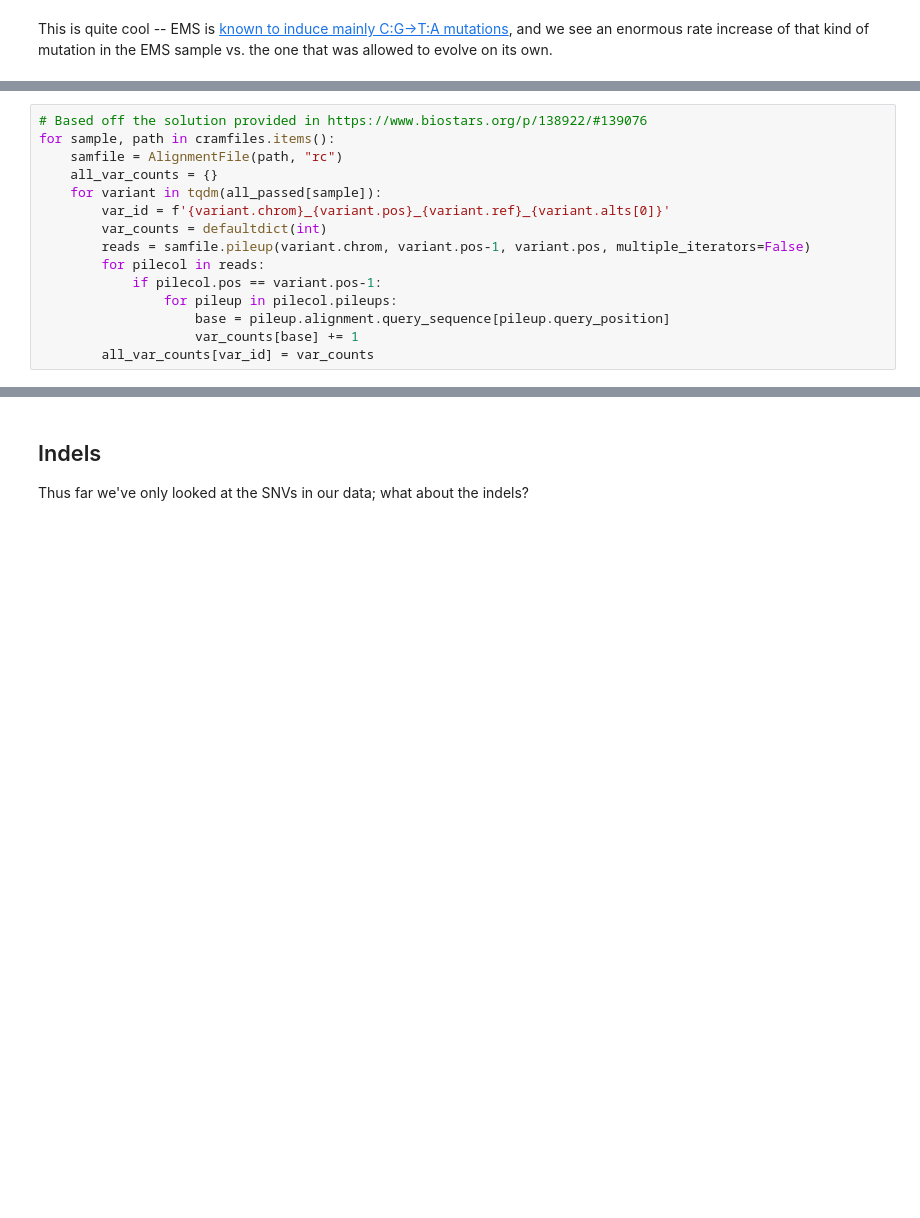
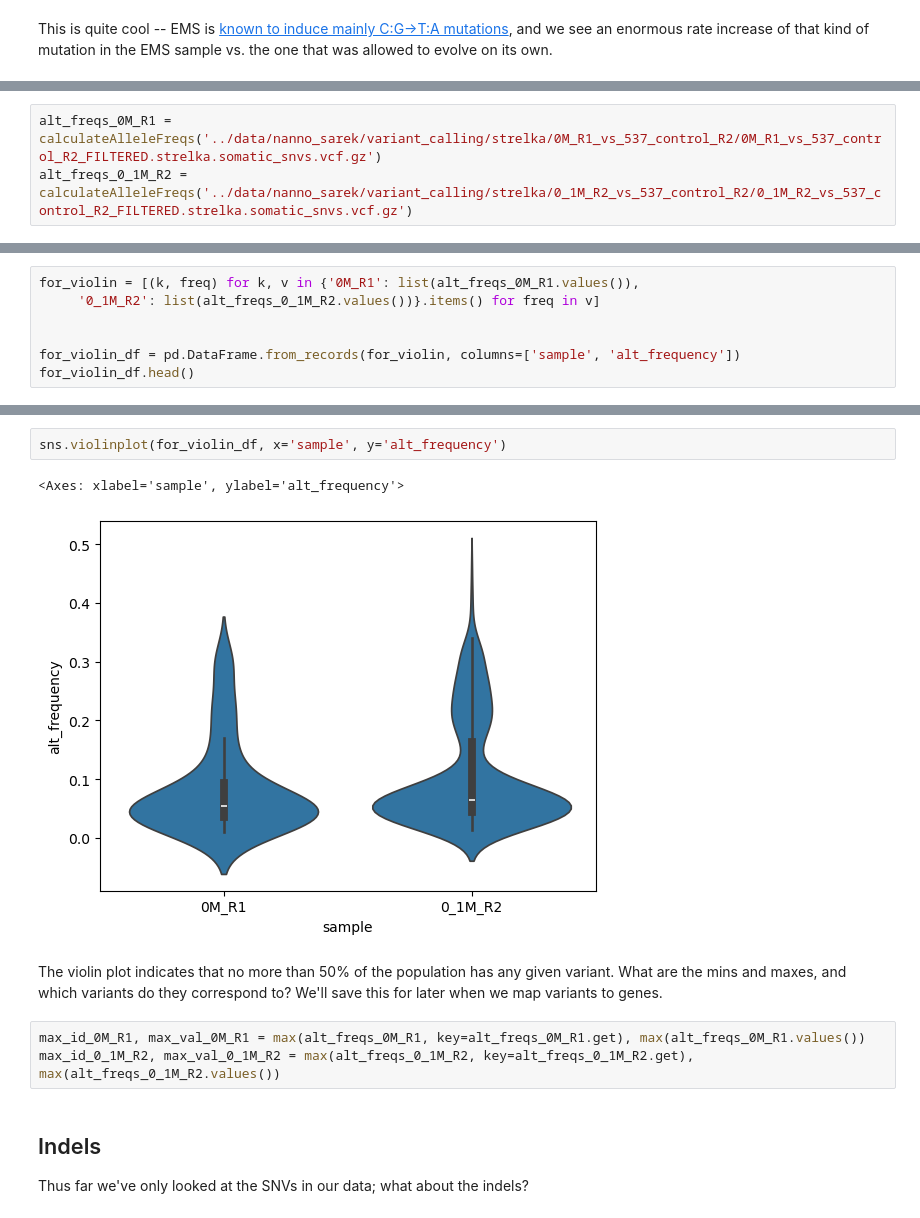
Before and after one commit to serenalotreck/evolved-nanno, a Jupyter notebook: notebooks/variant_exploration.ipynb, the cells around one changed output, grey strips where cells are left out. Saved outputs shown, nothing was run; the diff lists cells and outputs as text; blank space fills up the shorter version.

Commit message:
Finish exploring strelka2-derived variants

```diff
--- a/notebooks/variant_exploration.ipynb
+++ b/notebooks/variant_exploration.ipynb
@@ -124,15 +118,0 @@ cramfiles = {
-# %%
-# Based off the solution provided in https://www.biostars.org/p/138922/#139076
-for sample, path in cramfiles.items():
-    samfile = AlignmentFile(path, "rc")
-    all_var_counts = {}
-    for variant in tqdm(all_passed[sample]):
-        var_id = f'{variant.chrom}_{variant.pos}_{variant.ref}_{variant.alts[0]}'
-        var_counts = defaultdict(int)
-        reads = samfile.pileup(variant.chrom, variant.pos-1, variant.pos, multiple_iterators=False)
-        for pilecol in reads:
-            if pilecol.pos == variant.pos-1:
-                for pileup in pilecol.pileups:
-                    base = pileup.alignment.query_sequence[pileup.query_position]
-                    var_counts[base] += 1
-        all_var_counts[var_id] = var_counts
@@ -140,0 +189,3 @@ TypeError: string indices must be integers
+# %%
+alt_freqs_0M_R1 = calculateAlleleFreqs('../data/nanno_sarek/variant_calling/strelka/0M_R1_vs_537_control_R2/0M_R1_vs_537_control_R2_FILTERED.strelka.somatic_snvs.vcf.gz')
+alt_freqs_0_1M_R2 = calculateAlleleFreqs('../data/nanno_sarek/variant_calling/strelka/0_1M_R2_vs_537_control_R2/0_1M_R2_vs_537_control_R2_FILTERED.strelka.somatic_snvs.vcf.gz')
@@ -140,0 +194,7 @@ TypeError: string indices must be integers
+# %%
+for_violin = [(k, freq) for k, v in {'0M_R1': list(alt_freqs_0M_R1.values()),
+     '0_1M_R2': list(alt_freqs_0_1M_R2.values())}.items() for freq in v]
+
+
+for_violin_df = pd.DataFrame.from_records(for_violin, columns=['sample', 'alt_frequency'])
+for_violin_df.head()
@@ -141,3 +208,13 @@ TypeError: string indices must be integers
+# %%
+sns.violinplot(for_violin_df, x='sample', y='alt_frequency')
+# %% [output]
+<Axes: xlabel='sample', ylabel='alt_frequency'>
+[figure, added]
+# %% [markdown]
+The violin plot indicates that no more than 50% of the population has any given variant. What are the mins and maxes, and which variants do they correspond to? We'll save this for later when we map variants to genes.
+# %%
+max_id_0M_R1, max_val_0M_R1 = max(alt_freqs_0M_R1, key=alt_freqs_0M_R1.get), max(alt_freqs_0M_R1.values())
+max_id_0_1M_R2, max_val_0_1M_R2 = max(alt_freqs_0_1M_R2, key=alt_freqs_0_1M_R2.get), max(alt_freqs_0_1M_R2.values())
 # %% [markdown]
 ## Indels
 Thus far we've only looked at the SNVs in our data; what about the indels?
```
Also changed, not shown: parts of 57 cells of this notebook.
